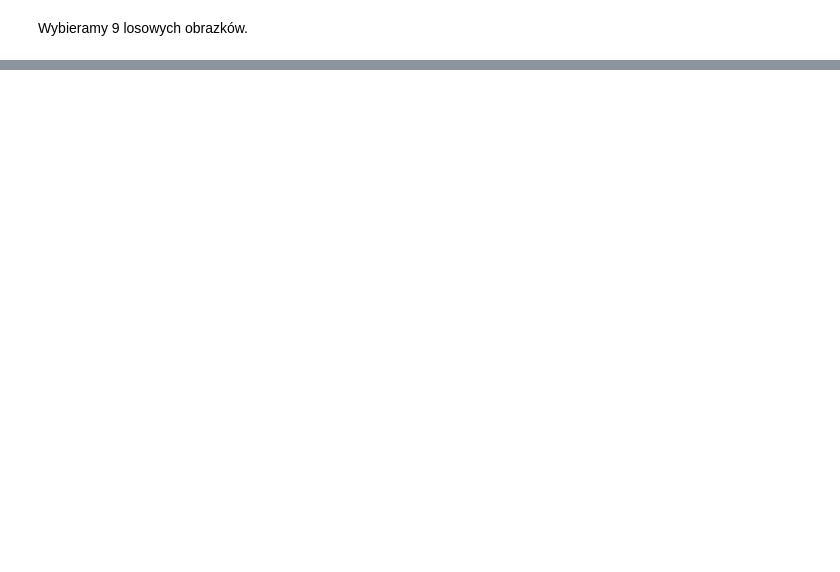
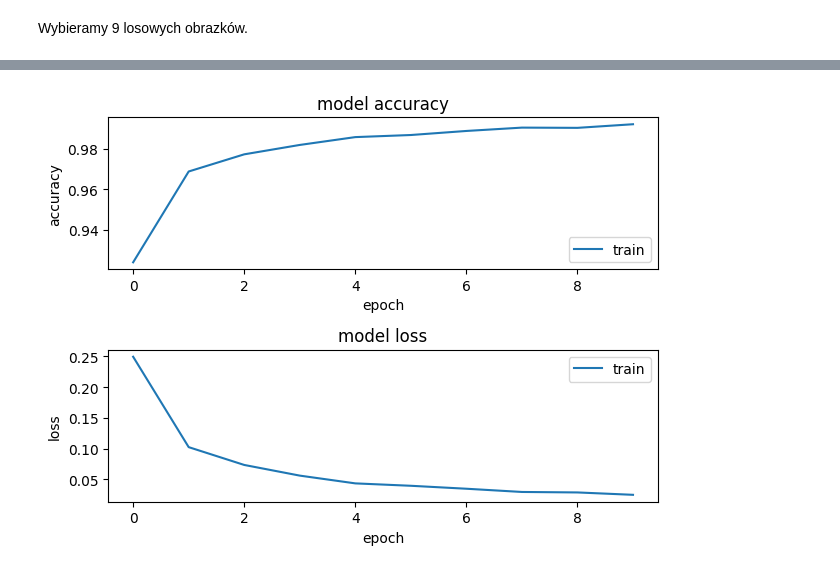
Before and after one commit to MattiusW/MachineLearning, a Jupyter notebook: first_deep_learning_project/Main.ipynb, the cells around one changed output, grey strips where cells are left out. Cells and saved outputs as stored; diff of their text form; code cells hidden in the pictures; blank space fills up the shorter version.

Commit message:
Ukończenie pierwszego modelu sieci neuronowej.

```diff
--- a/first_deep_learning_project/Main.ipynb
+++ b/first_deep_learning_project/Main.ipynb
@@ -37,0 +72,7 @@ Wybieramy 9 losowych obrazków.
+# %%
+model.add(Dense(512))
+model.add(Activation('relu'))
+model.add(Dropout(0.2))
+# %%
+model.add(Dense(10))
+model.add(Activation('softmax'))
@@ -37,0 +107,4 @@ Wybieramy 9 losowych obrazków.
+# %%
+model.compile(loss='categorical_crossentropy', optimizer="adam", metrics=['accuracy'])
+# %%
+history = model.fit(X_train, Y_train, batch_size=128, epochs=10, verbose=1)
@@ -37,0 +140,19 @@ Wybieramy 9 losowych obrazków.
+# %%
+fig = plt.figure()
+plt.subplot(2,1,1)
+plt.plot(history.history['accuracy'])
+plt.title('model accuracy')
+plt.ylabel('accuracy')
+plt.xlabel('epoch')
+plt.legend(['train', 'test'], loc='lower right')
+
+plt.subplot(2,1,2)
+plt.plot(history.history['loss'])
+plt.title('model loss')
+plt.ylabel('loss')
+plt.xlabel('epoch')
+plt.legend(['train', 'test'], loc='upper right')
+
+plt.tight_layout()
+# %% [output]
+[figure, added]
```
Also changed, not shown: parts of 21 cells of this notebook, 2 other files.
